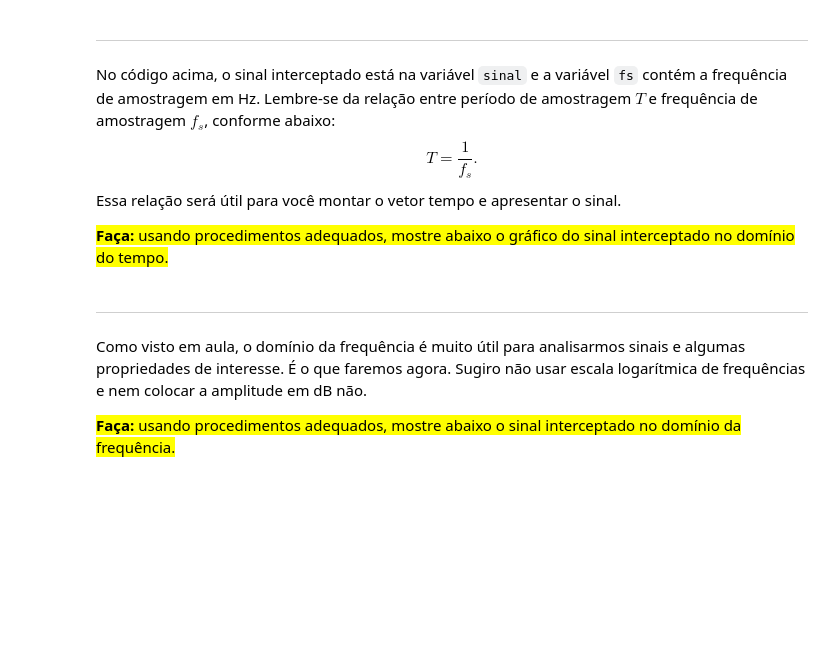
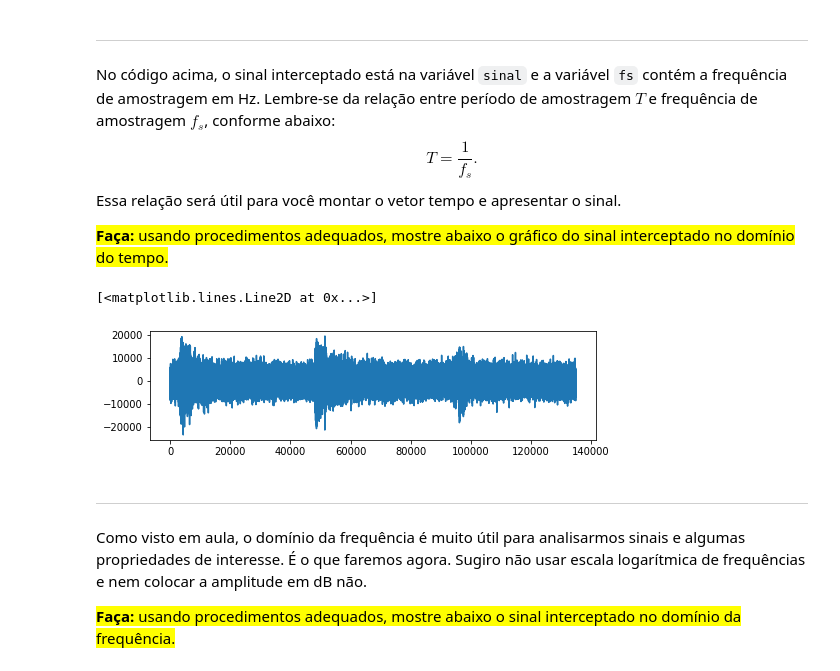
Before and after one commit to iurykischka/Proc.-de-sinais, a Jupyter notebook: Ex/Ex05_modulacao_IURY.ipynb, the cells around one changed output. Drawn from its saved outputs; the diff is of its cells as text; code cells hidden in the pictures; blank space fills up the shorter version.

```diff
--- a/Ex/Ex05_modulacao_IURY.ipynb
+++ b/Ex/Ex05_modulacao_IURY.ipynb
@@ -30,7 +30,7 @@ Todas as formas de desonestidade acadêmica são tratadas com rigor.
 *Obs.: não inclua os zeros à esquerda do RA não! E não use nenhuma outra variável com nome `RA`.*
 # %%
 ### SEU CÓDIGO COMEÇA AQUI ### (≈ 1 linha de código)
-RA = ...
+RA = 40411
 ### FIM DO CÓDIGO ###
 # %% [markdown]
 # Interceptando um sinal de um navio espião
@@ -60,8 +62,15 @@ Essa relação será útil para você montar o vetor tempo e apresentar o sinal.
 <mark>**Faça:** usando procedimentos adequados, mostre abaixo o gráfico do sinal interceptado no domínio do tempo.</mark>
 # %%
 ### SEU CÓDIGO COMEÇA AQUI ###
-...
+
+T = 1/fs
+plt.figure(figsize=(8,2))
+plt.plot(sinal)
+
 ### SEU CÓDIGO TERMINA AQUI ###
+# %% [output]
+[<matplotlib.lines.Line2D at 0x...>]
+[figure, added]
 # %% [markdown]
 ___
 Como visto em aula, o domínio da frequência é muito útil para analisarmos sinais e algumas propriedades de interesse. É o que faremos agora. Sugiro não usar escala logarítmica de frequências e nem colocar a amplitude em dB não.
```
Also changed, not shown: parts of 1 cell of this notebook.
